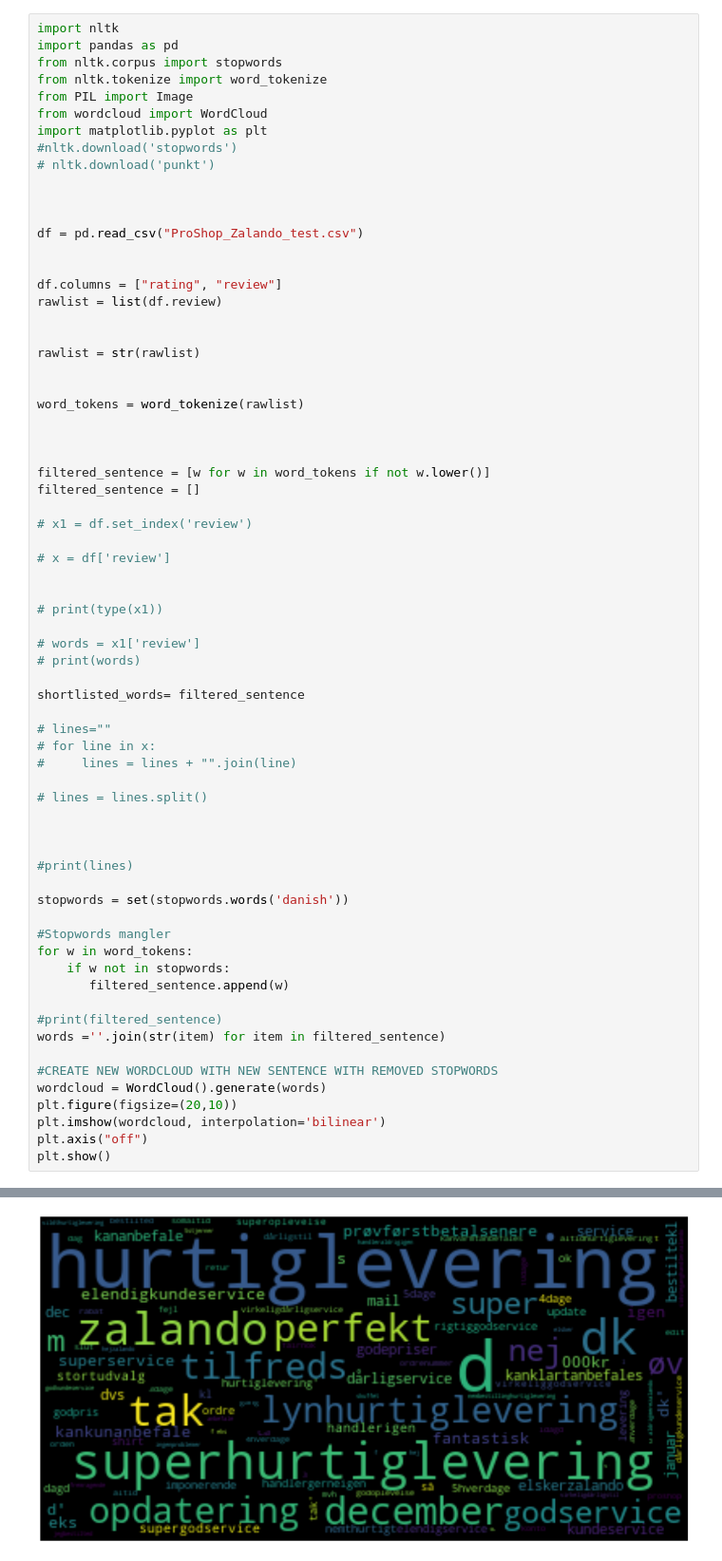
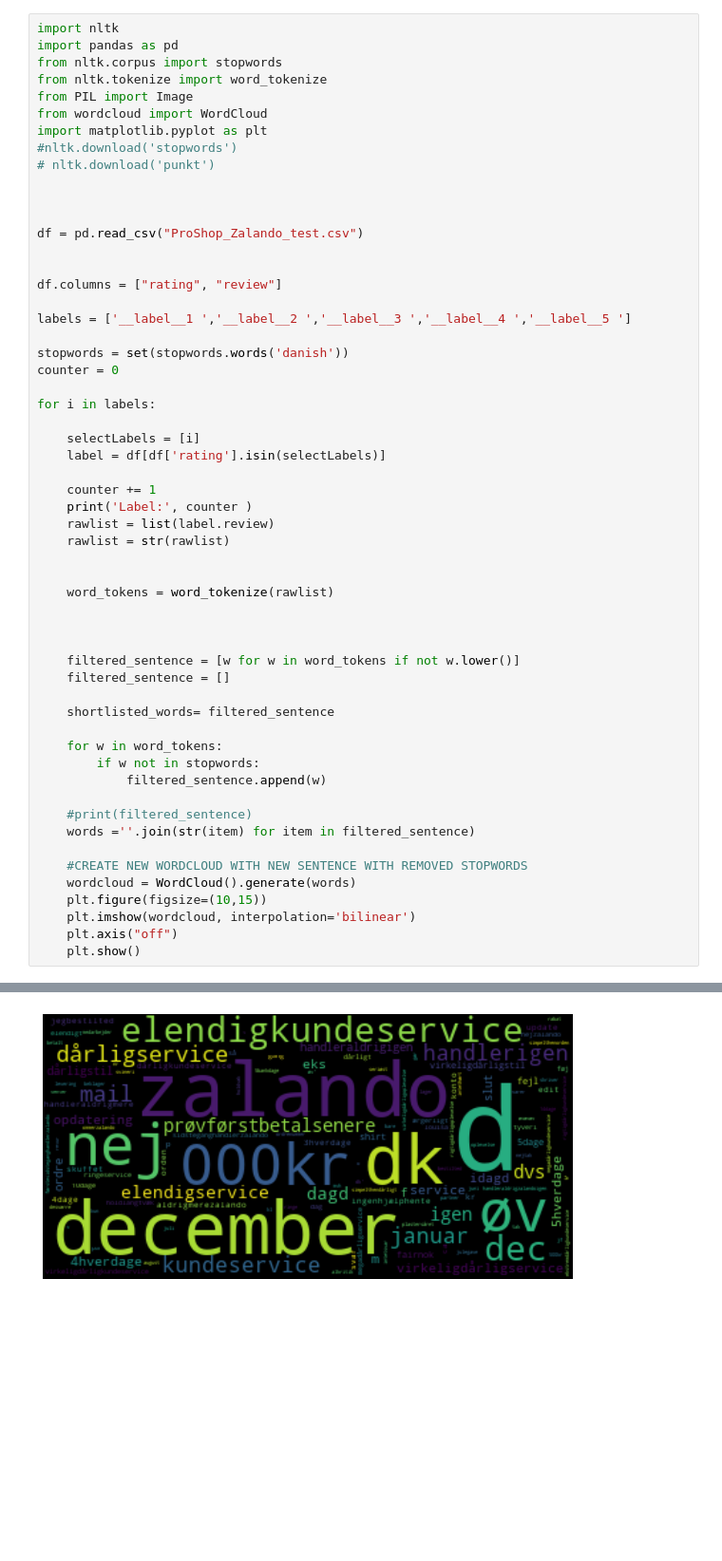
Before and after one commit to Kofoedsan/Python-TrustpilotPredict, a Jupyter notebook: 05_wordcloud.ipynb, the cells around one changed output, grey strips where cells are left out. Shown at 95% size. Saved outputs shown, nothing was run; the diff lists cells and outputs as text; blank space fills up the shorter version.

Commit message:
Generating wordcloud for each rating

```diff
--- a/05_wordcloud.ipynb
+++ b/05_wordcloud.ipynb
@@ -15,55 +15,43 @@ df = pd.read_csv("ProShop_Zalando_test.csv")
 
 
 df.columns = ["rating", "review"]
-rawlist = list(df.review)
+
+labels = ['__label__1 ','__label__2 ','__label__3 ','__label__4 ','__label__5 ']
+
+stopwords = set(stopwords.words('danish'))
+counter = 0
+
+for i in labels:
+
+    selectLabels = [i]
+    label = df[df['rating'].isin(selectLabels)]
+
+    counter += 1
+    print('Label:', counter )
+    rawlist = list(label.review)
+    rawlist = str(rawlist)
 
 
-rawlist = str(rawlist)
-
-
-word_tokens = word_tokenize(rawlist)
+    word_tokens = word_tokenize(rawlist)
 
 
 
-filtered_sentence = [w for w in word_tokens if not w.lower()]
-filtered_sentence = []
+    filtered_sentence = [w for w in word_tokens if not w.lower()]
+    filtered_sentence = []
 
-# x1 = df.set_index('review')
+    shortlisted_words= filtered_sentence
 
-# x = df['review']
+    for w in word_tokens:
+        if w not in stopwords:
+            filtered_sentence.append(w)
 
+    #print(filtered_sentence)
+    words =''.join(str(item) for item in filtered_sentence)
 
-# print(type(x1))
-
-# words = x1['review']
-# print(words)
-
-shortlisted_words= filtered_sentence
-
-# lines=""
-# for line in x:
-#     lines = lines + "".join(line)
-
-# lines = lines.split()
-
-
-
-#print(lines)
-
-stopwords = set(stopwords.words('danish'))
-
-#Stopwords mangler
-for w in word_tokens:
-    if w not in stopwords:
-       filtered_sentence.append(w)
-
-#print(filtered_sentence)
-words =''.join(str(item) for item in filtered_sentence)
-
-#CREATE NEW WORDCLOUD WITH NEW SENTENCE WITH REMOVED STOPWORDS
-wordcloud = WordCloud().generate(words)
-plt.figure(figsize=(20,10))
-plt.imshow(wordcloud, interpolation='bilinear')
-plt.axis("off")
-plt.show()
+    #CREATE NEW WORDCLOUD WITH NEW SENTENCE WITH REMOVED STOPWORDS
+    wordcloud = WordCloud().generate(words)
+    plt.figure(figsize=(10,15))
+    plt.imshow(wordcloud, interpolation='bilinear')
+    plt.axis("off")
+    plt.show()
 # %% [output]
@@ -70 +59 @@ plt.show()
-[figure, old version]
+[figure, new version]
```
Also changed, not shown: parts of 1 cell of this notebook.
